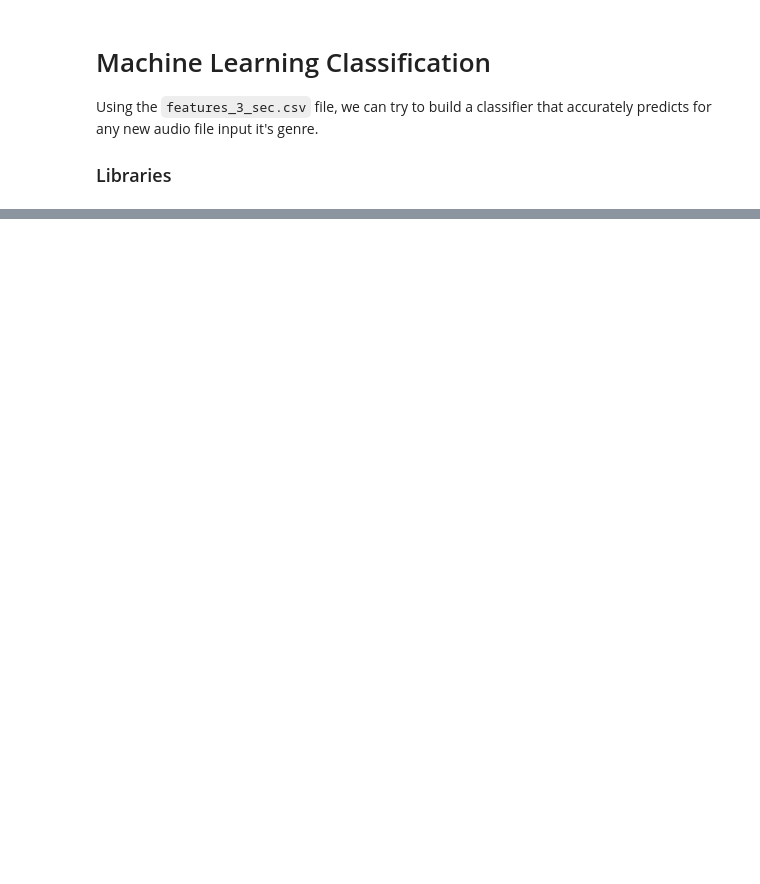
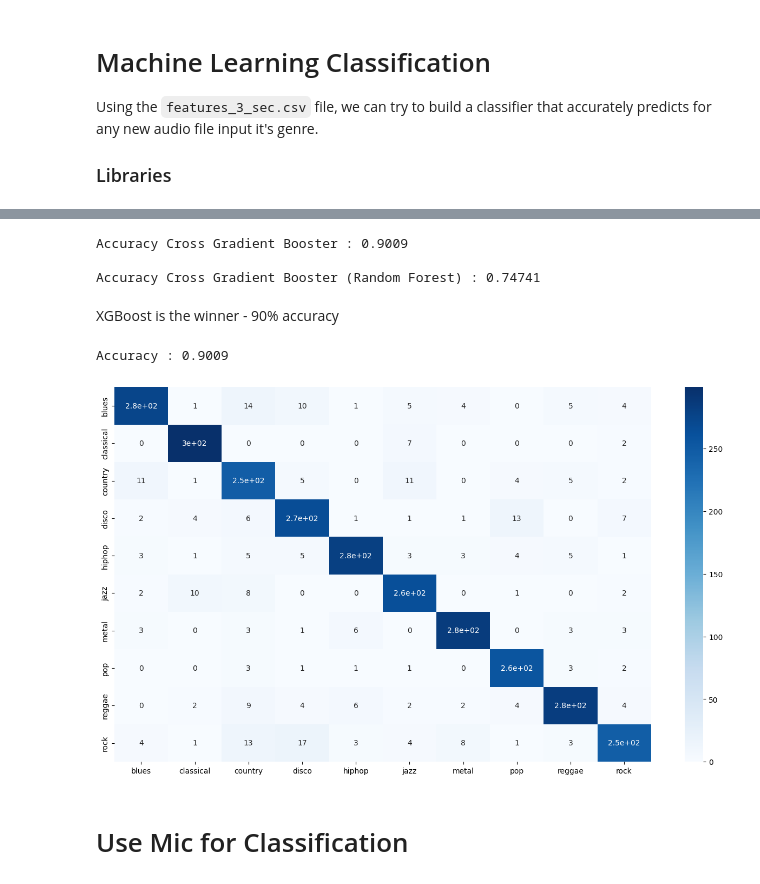
Before and after one commit to fadymaher24/Music-Genre-Classification-Using-Multi-Class-Support-Vector-Machines, a Jupyter notebook: Music_Genre_Classification_Using_Multi_Class_Support_Vector_Machines.ipynb, the cells around one changed output, grey strips where cells are left out. Saved outputs shown, nothing was run; the diff lists cells and outputs as text; code cells hidden in the pictures; blank space fills up the shorter version.

Commit message:
add models & mic as input

```diff
--- a/Music_Genre_Classification_Using_Multi_Class_Support_Vector_Machines.ipynb
+++ b/Music_Genre_Classification_Using_Multi_Class_Support_Vector_Machines.ipynb
@@ -197,6 +239,17 @@ np_scaled = min_max_scaler.fit_transform(X)
 
 # new data frame with the new scaled data.
 X = pd.DataFrame(np_scaled, columns = cols)
+
+#### NORMALIZE y ####
+le = preprocessing.LabelEncoder()
+y_encoded = le.fit_transform(y)
+
+# Normalize the encoded labels
+min_max_scaler = preprocessing.MinMaxScaler(feature_range=(0, 9))
+y_scaled = min_max_scaler.fit_transform(y_encoded.reshape(-1, 1))
+
+# Convert back to DataFrame
+y_scaled = pd.DataFrame(y_scaled, columns=['label'])
 # %%
 X_train, X_test, y_train, y_test = train_test_split(X, y, test_size=0.3, random_state=42)
 # %%
@@ -229,0 +325,36 @@ Accuracy : 0.75409
+# %%
+X_train, X_test, y_train, y_test = train_test_split(X, y_scaled, test_size=0.3, random_state=42)
+# %%
+# Cross Gradient Booster
+xgb = XGBClassifier(n_estimators=1000, learning_rate=0.05)
+model_assess(xgb, "Cross Gradient Booster")
+
+# Cross Gradient Booster (Random Forest)
+xgbrf = XGBRFClassifier(objective= 'multi:softmax')
+model_assess(xgbrf, "Cross Gradient Booster (Random Forest)")
+# %% [output]
+Accuracy Cross Gradient Booster : 0.9009
+
+Accuracy Cross Gradient Booster (Random Forest) : 0.74741
+# %% [markdown]
+XGBoost is the winner - 90% accuracy
+# %%
+xgb = XGBClassifier(n_estimators=1000, learning_rate=0.05)
+xgb.fit(X_train, y_train)
+
+preds = xgb.predict(X_test)
+
+print('Accuracy', ':', round(accuracy_score(y_test, preds), 5), '\n')
+
+# Confusion Matrix
+confusion_matr = confusion_matrix(y_test, preds) #normalize = 'true'
+plt.figure(figsize = (16, 9))
+sns.heatmap(confusion_matr, cmap="Blues", annot=True,
+            xticklabels = ["blues", "classical", "country", "disco", "hiphop", "jazz", "metal", "pop", "reggae", "rock"],
+           yticklabels=["blues", "classical", "country", "disco", "hiphop", "jazz", "metal", "pop", "reggae", "rock"]);
+plt.savefig("conf matrix")
+# %% [output]
+Accuracy : 0.9009
+[figure, added]
+# %% [markdown]
+# Use Mic for Classification
```
Also changed, not shown: parts of 12 cells of this notebook.
